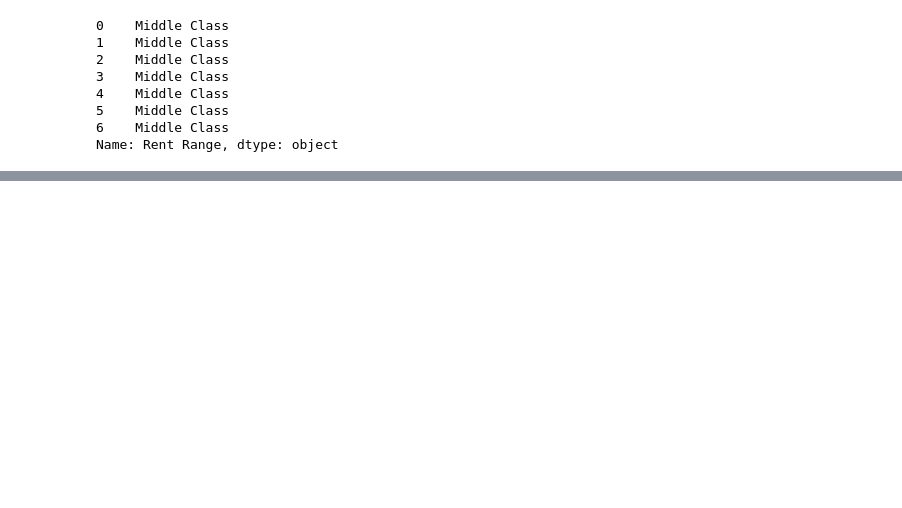
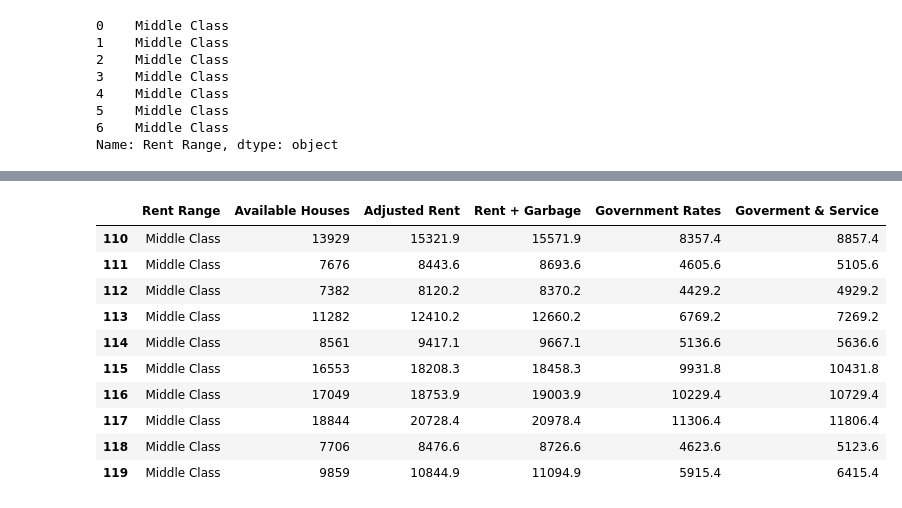
Before and after one commit to kocheli/Moringa-Class-Kocheli-, a Jupyter notebook: pandas series and dataframes.ipynb, the cells around one changed output, grey strips where cells are left out. Cells and saved outputs as stored; diff of their text form; code cells hidden in the pictures; blank space fills up the shorter version.

```diff
--- a/pandas series and dataframes.ipynb
+++ b/pandas series and dataframes.ipynb
@@ -739,0 +751,14 @@ Moringa_Property.head(10)
+# %%
+Moringa_Property.tail(10)
+# %% [output]
+|  | Rent Range | Available Houses | Adjusted Rent | Rent + Garbage | Government Rates | Goverment & Service |
+| 110 | Middle Class | 13929 | 15321.9 | 15571.9 | 8357.4 | 8857.4 |
+| 111 | Middle Class | 7676 | 8443.6 | 8693.6 | 4605.6 | 5105.6 |
+| 112 | Middle Class | 7382 | 8120.2 | 8370.2 | 4429.2 | 4929.2 |
+| 113 | Middle Class | 11282 | 12410.2 | 12660.2 | 6769.2 | 7269.2 |
+| 114 | Middle Class | 8561 | 9417.1 | 9667.1 | 5136.6 | 5636.6 |
+| 115 | Middle Class | 16553 | 18208.3 | 18458.3 | 9931.8 | 10431.8 |
+| 116 | Middle Class | 17049 | 18753.9 | 19003.9 | 10229.4 | 10729.4 |
+| 117 | Middle Class | 18844 | 20728.4 | 20978.4 | 11306.4 | 11806.4 |
+| 118 | Middle Class | 7706 | 8476.6 | 8726.6 | 4623.6 | 5123.6 |
+| 119 | Middle Class | 9859 | 10844.9 | 11094.9 | 5915.4 | 6415.4 |
```
Also changed, not shown: parts of 10 cells of this notebook.
